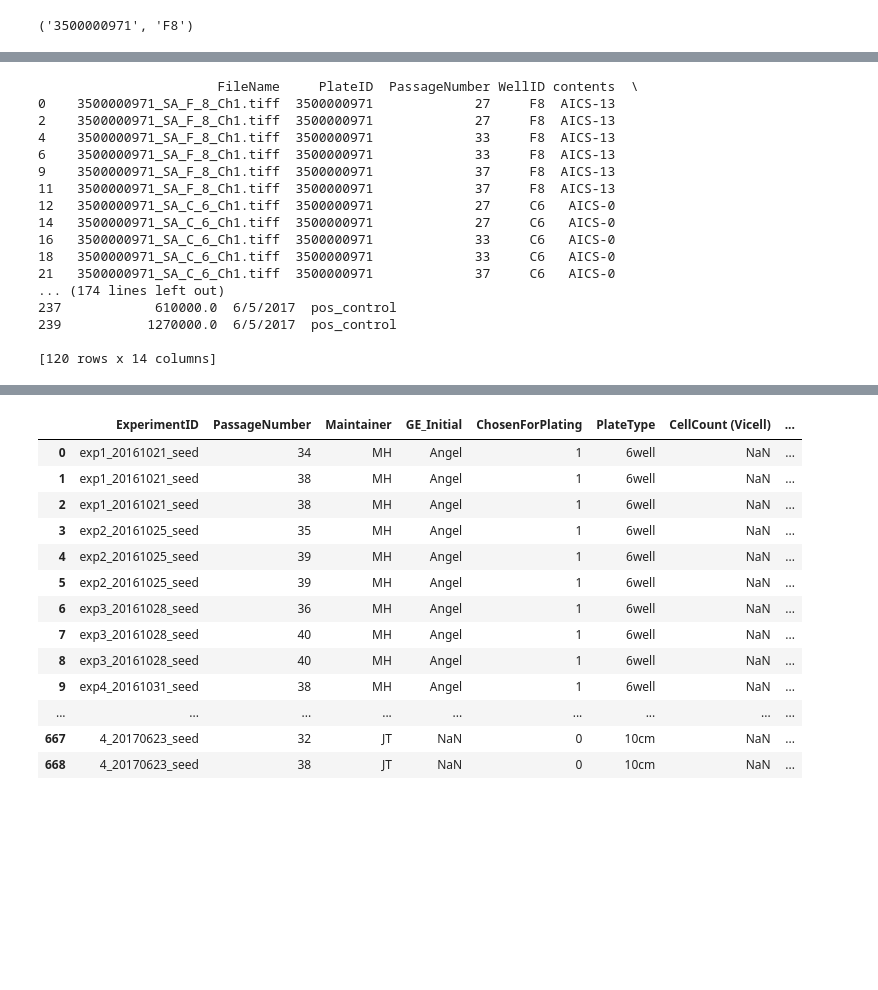
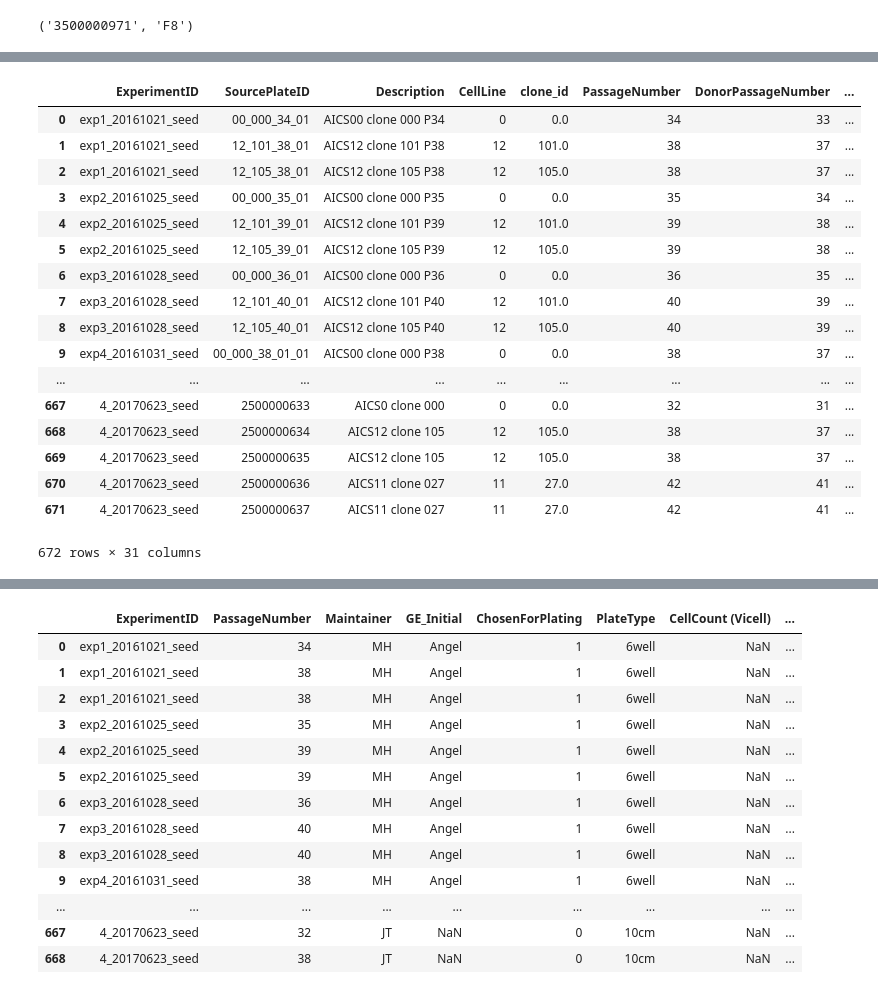
Before and after one commit to thusharaw/MicroscopyCSV, a Jupyter notebook: MicroscopyCSVs.ipynb, the cells around one changed output, grey strips where cells are left out. Saved outputs shown, nothing was run; the diff lists cells and outputs as text; code cells hidden in the pictures; blank space fills up the shorter version.

Commit message:
first cut, join by ExperimentId, SplitDate

```diff
--- a/MicroscopyCSVs.ipynb
+++ b/MicroscopyCSVs.ipynb
@@ -98,31 +178,24 @@ df_image_pipeline_plate_layout = pd.merge(df_images, df_pipeline_plate_layout, h
 # %%
 file3="/allen/aics/microscopy/PRODUCTION/PipelineMetaData/SourcePlates.csv"
 df_source_plates = pd.read_csv(file3, sep=',', header=0, names=['ExperimentID','SourcePlateID','Description','CellLine','clone_id','PassageNumber','DonorPassageNumber','PlateType','Maintainer','CoatingType','CoatingLot','CoatingDate','CoatingMethod','CellBatch','SourceVial','SourcePlate','CellCount (Vicell)','SeedingDensity','CellViability','SeedDate','FeedDate','SplitDate(Pipeline Exp label)','GE Score','GE_Initial','M_Score','M_Initial','Notes','ChosenForPlating','ImageLink','y','z'])
 df_source_plates['ExperimentID'] = df_source_plates['ExperimentID'].map(lambda x: x.lower())
 df_source_plates
-df7 = pd.merge(df_image_pipeline_plate_layout, df_source_plates, how='left', left_on = ['ExperimentID'], right_on=['ExperimentID'])
-df7 = df7[(df7['GE Score'] == "Pass")]
-result = df7[['FileName','PlateID', 'PassageNumber', 'WellID','contents','PlateType','concentration',
-     'CellLine_x', 'CellLine_y', 'Maintainer', 'GE_Initial','CellCount (Vicell)',
-     'SeedDate', 'well_type']]
-print (result)
-#df7
-result.to_csv('/home/thusharaw/imagemetadata.csv')
 # %% [output]
+|  | ExperimentID | SourcePlateID | Description | CellLine | clone_id | PassageNumber | DonorPassageNumber | ... |
+| 0 | exp1_20161021_seed | 00_000_34_01 | AICS00 clone 000 P34 | 0 | 0.0 | 34 | 33 | ... |
+| 1 | exp1_20161021_seed | 12_101_38_01 | AICS12 clone 101 P38 | 12 | 101.0 | 38 | 37 | ... |
+| 2 | exp1_20161021_seed | 12_105_38_01 | AICS12 clone 105 P38 | 12 | 105.0 | 38 | 37 | ... |
+| 3 | exp2_20161025_seed | 00_000_35_01 | AICS00 clone 000 P35 | 0 | 0.0 | 35 | 34 | ... |
+| 4 | exp2_20161025_seed | 12_101_39_01 | AICS12 clone 101 P39 | 12 | 101.0 | 39 | 38 | ... |
+| 5 | exp2_20161025_seed | 12_105_39_01 | AICS12 clone 105 P39 | 12 | 105.0 | 39 | 38 | ... |
+| 6 | exp3_20161028_seed | 00_000_36_01 | AICS00 clone 000 P36 | 0 | 0.0 | 36 | 35 | ... |
+| 7 | exp3_20161028_seed | 12_101_40_01 | AICS12 clone 101 P40 | 12 | 101.0 | 40 | 39 | ... |
+| 8 | exp3_20161028_seed | 12_105_40_01 | AICS12 clone 105 P40 | 12 | 105.0 | 40 | 39 | ... |
+| 9 | exp4_20161031_seed | 00_000_38_01_01 | AICS00 clone 000 P38 | 0 | 0.0 | 38 | 37 | ... |
+| ... | ... | ... | ... | ... | ... | ... | ... | ... |
+| 667 | 4_20170623_seed | 2500000633 | AICS0 clone 000 | 0 | 0.0 | 32 | 31 | ... |
+| 668 | 4_20170623_seed | 2500000634 | AICS12 clone 105 | 12 | 105.0 | 38 | 37 | ... |
+| 669 | 4_20170623_seed | 2500000635 | AICS12 clone 105 | 12 | 105.0 | 38 | 37 | ... |
+| 670 | 4_20170623_seed | 2500000636 | AICS11 clone 027 | 11 | 27.0 | 42 | 41 | ... |
+| 671 | 4_20170623_seed | 2500000637 | AICS11 clone 027 | 11 | 27.0 | 42 | 41 | ... |
-                       FileName     PlateID  PassageNumber WellID contents  \
-0    3500000971_SA_F_8_Ch1.tiff  3500000971             27     F8  AICS-13
-2    3500000971_SA_F_8_Ch1.tiff  3500000971             27     F8  AICS-13
-4    3500000971_SA_F_8_Ch1.tiff  3500000971             33     F8  AICS-13
-6    3500000971_SA_F_8_Ch1.tiff  3500000971             33     F8  AICS-13
-9    3500000971_SA_F_8_Ch1.tiff  3500000971             37     F8  AICS-13
-11   3500000971_SA_F_8_Ch1.tiff  3500000971             37     F8  AICS-13
-12   3500000971_SA_C_6_Ch1.tiff  3500000971             27     C6   AICS-0
-14   3500000971_SA_C_6_Ch1.tiff  3500000971             27     C6   AICS-0
-16   3500000971_SA_C_6_Ch1.tiff  3500000971             33     C6   AICS-0
-18   3500000971_SA_C_6_Ch1.tiff  3500000971             33     C6   AICS-0
-21   3500000971_SA_C_6_Ch1.tiff  3500000971             37     C6   AICS-0
-... (174 lines left out)
-237            610000.0  6/5/2017  pos_control
-239           1270000.0  6/5/2017  pos_control
-
-[120 rows x 14 columns]
+672 rows × 31 columns
```
Also changed, not shown: parts of 6 cells of this notebook.
